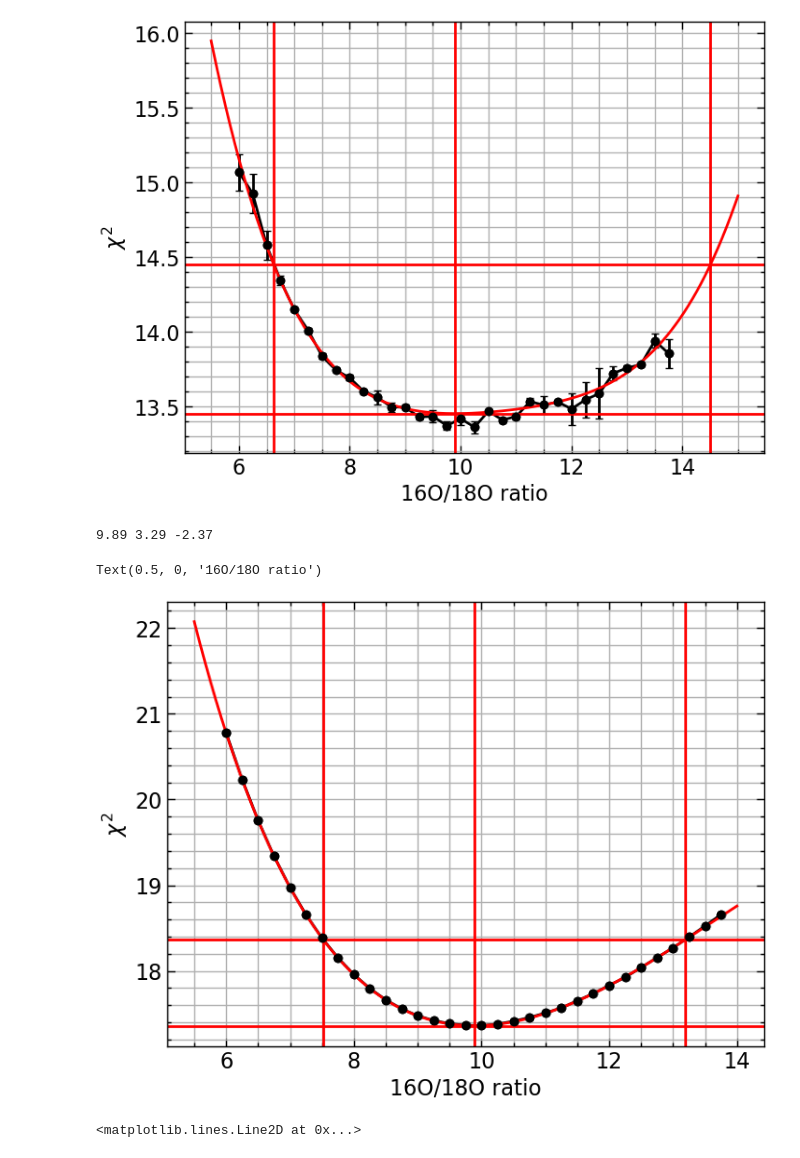
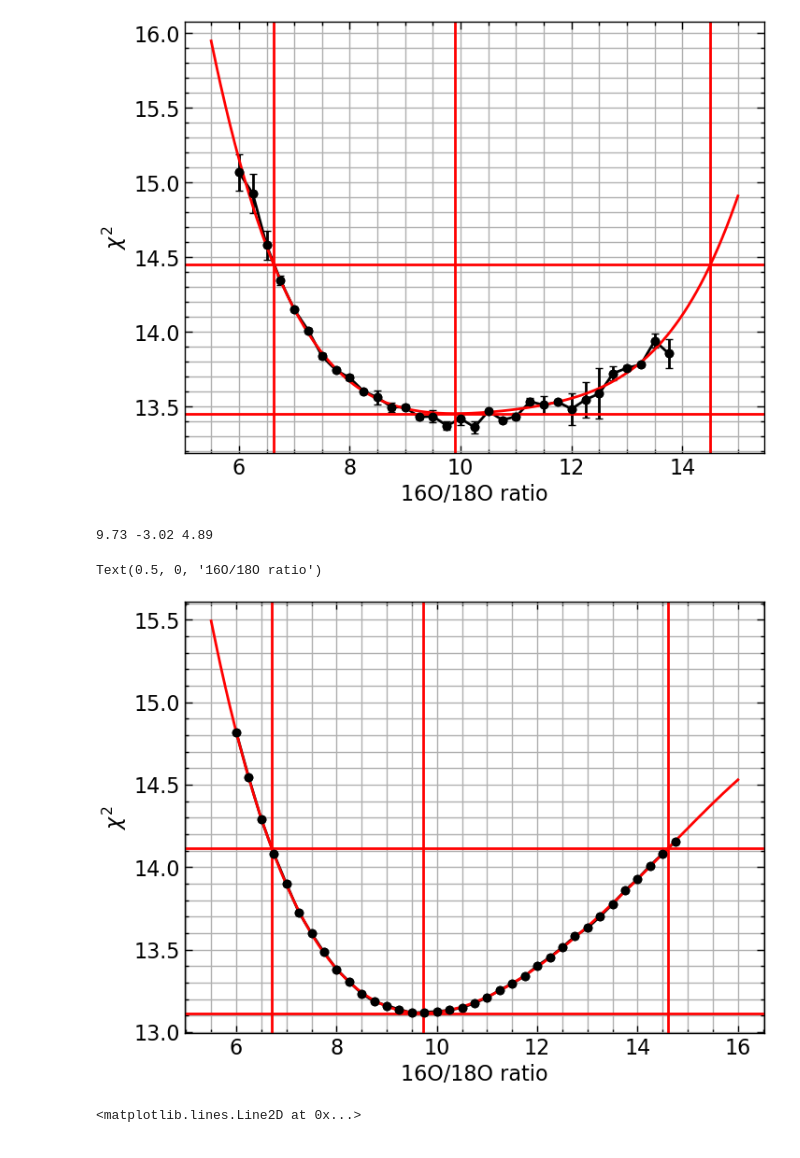
Before and after one commit to advaitmehla/TSFitPy, a Jupyter notebook: plotting_tools/asas-rcb-18-vmic.ipynb, the cells around one changed output. Saved outputs shown, nothing was run; the diff lists cells and outputs as text; code cells hidden in the pictures.

```diff
--- a/plotting_tools/asas-rcb-18-vmic.ipynb
+++ b/plotting_tools/asas-rcb-18-vmic.ipynb
@@ -211,7 +211,7 @@ fitlist2['oisorat'] = rats
 # %%
 fitlist2.to_csv('/media/advait/DATA/research/rcb-project/TSFitPy/input_files/asas-rcb-18/comb', sep=' ', index=False)
 # %%
-allpath = '/media/advait/DATA/research/rcb-project/TSFitPy/output_files/asas-rcb-18/Nov-02-2024-23-47-04_0.5852965024615395_LTE_O_1D/output'
+allpath = '/media/advait/DATA/research/rcb-project/TSFitPy/output_files/asas-rcb-18/Nov-03-2024-04-51-45_0.7240961329296892_LTE_O_1D/output'
 # allpath = "/media/advait/DATA/research/rcb-project/TSFitPy/output_files/hd137613/Oct-17-2024-23-13-22_0.35833114159931434_LTE_O_1D/output"
 df1 = pd.read_csv(allpath, sep='\t')
 # allpath = '/media/advait/DATA/research/rcb-project/TSFitPy/output_files/asas-rcb-21-2/Oct-16-2024-10-19-06_0.7760709184924286_LTE_O_1D/output'
@@ -274,37 +274,37 @@ Text(0.5, 0, '16O/18O ratio')
 # %%
 plt.plot(rats, chis, 'ko-')
 plt.errorbar(rats, chis, yerr=dchis, fmt='ko', capsize=3)
 # plt.axhline(np.min(chis), ls='--', color='r')
 # plt.axhline(np.min(chis)+1.0, ls='--', color='r')
 # plt.axvline(3.4)
 plt.grid(which='both')
 
 # fit a 3rd degree polynomial weighted by the errors
-p = np.polyfit(rats, chis, 5, w=1/np.array(dchis)**2)
-x = np.linspace(5.5,14,1000)
+p = np.polyfit(rats, chis, 5)
+x = np.linspace(5.5,16,1000)
 y = np.polyval(p, x)
 plt.plot(x, y, 'r')
 plt.axvline(x[np.where(y == np.min(y))], color='r')
 xfit = x[np.where(y == np.min(y))]
 plt.axhline(np.min(y), color='r')
 # find nearest x value to min + 1 y value
 ybound = np.min(y) + 1.0
 diff = np.abs(y-ybound)
 idx = np.where(diff == np.min(diff))
 # find the index of next minimum
 idx2 = np.where(diff == np.partition(diff, 1)[1])
 xbounds = (x[idx]-xfit).round(2), (x[idx2]-xfit).round(2)
 plt.axvline(x[idx], color='r')
 plt.axvline(x[idx2], color='r')
 plt.axhline(ybound, color='r')
 print(xfit[0].round(2), xbounds[0][0], xbounds[1][0])
 plt.ylabel(r'$\chi^2$')
 plt.xlabel("16O/18O ratio")
 # find x values nearest to ybounds
 # %% [output]
-9.89 3.29 -2.37
+9.73 -3.02 4.89
 Text(0.5, 0, '16O/18O ratio')
-[figure, old version]
+[figure, new version]
 # %%
 plt.plot(rats, np.array(oabunds)+8.77, 'ko-')
 plt.errorbar(rats, np.array(oabunds)+8.77, yerr=doabunds, fmt='ko', capsize=3)
```
Also changed, not shown: parts of 1 cell of this notebook, 5 other files.
